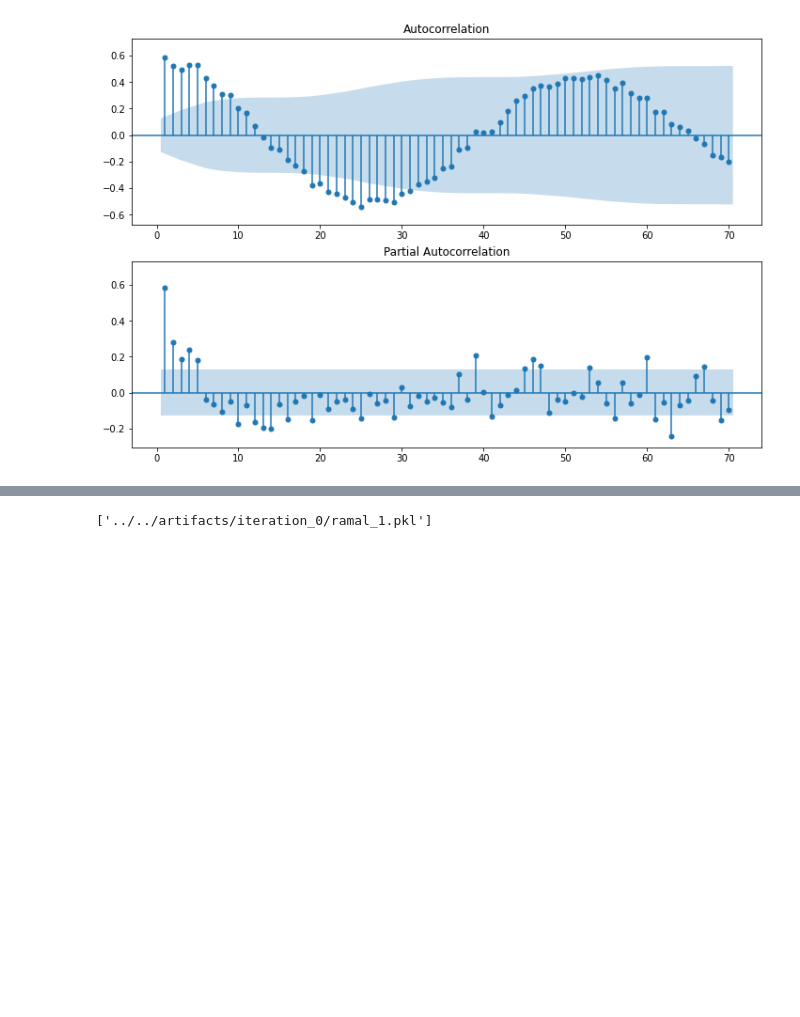
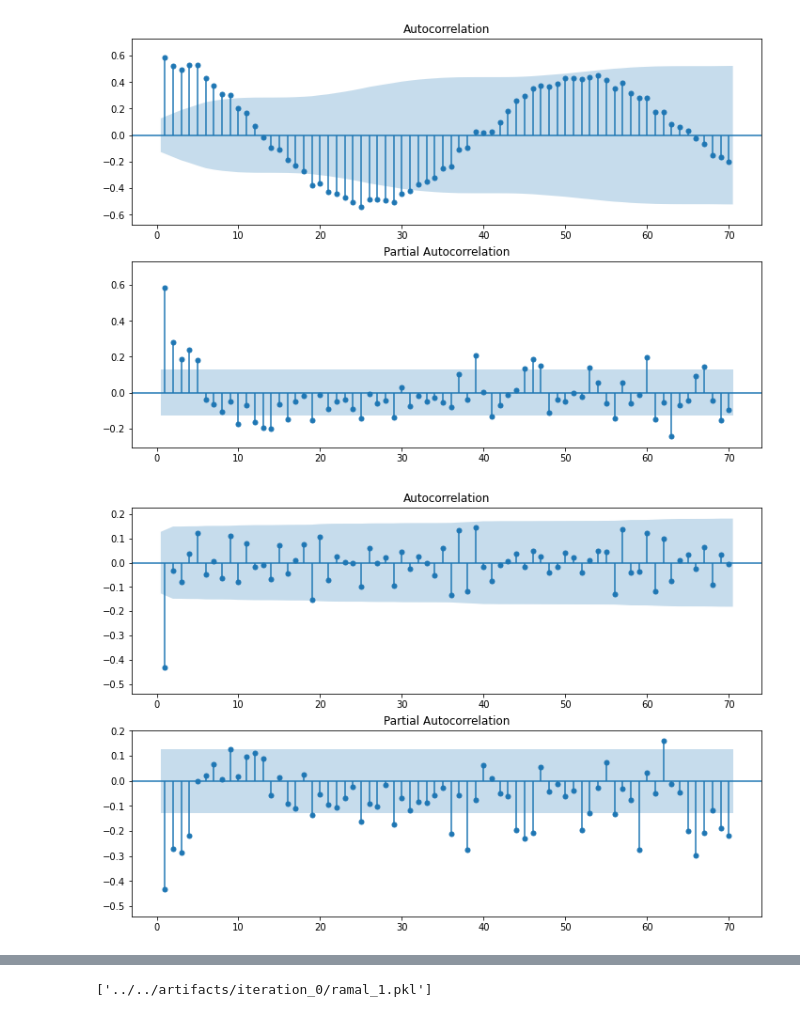
Before and after one commit to alamhanz/walmartsales, a Jupyter notebook: notebooks/iteration_0/1-exploration.ipynb, the cells around one changed output, grey strips where cells are left out. Saved outputs shown, nothing was run; the diff lists cells and outputs as text; code cells hidden in the pictures; blank space fills up the shorter version.

```diff
--- a/notebooks/iteration_0/1-exploration.ipynb
+++ b/notebooks/iteration_0/1-exploration.ipynb
@@ -111,3 +123,11 @@ ts2.acf_pacf(logs = 70)
 # %% [output]
 [figure]
+# %%
+## not slowly decaying
+ts2.acf_pacf(logs = 70, differencing = 1)
+
+# p = 4
+# q = 1
+# %% [output]
+[figure, added]
 # %%
```
Also changed, not shown: parts of 7 cells of this notebook, 32 other files.
